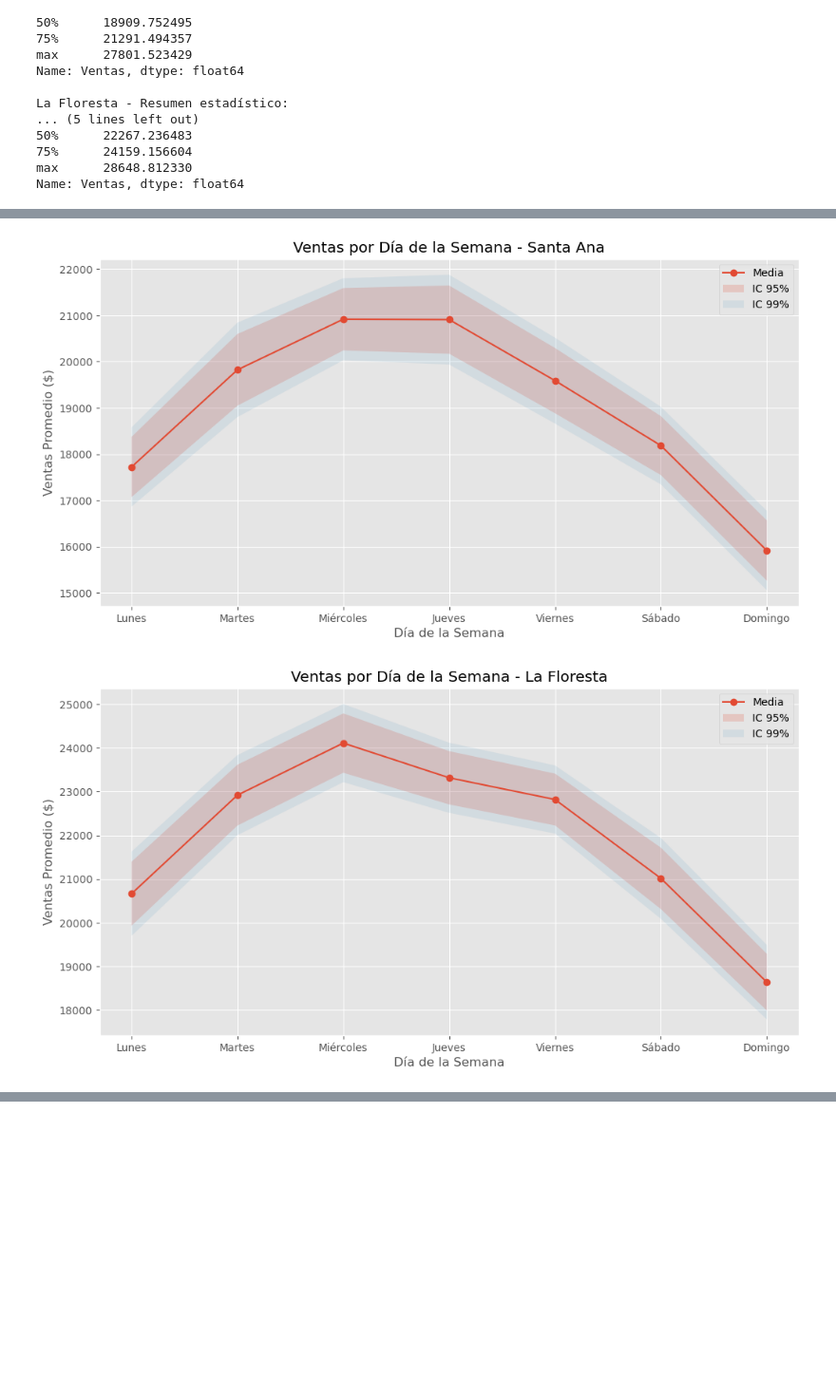
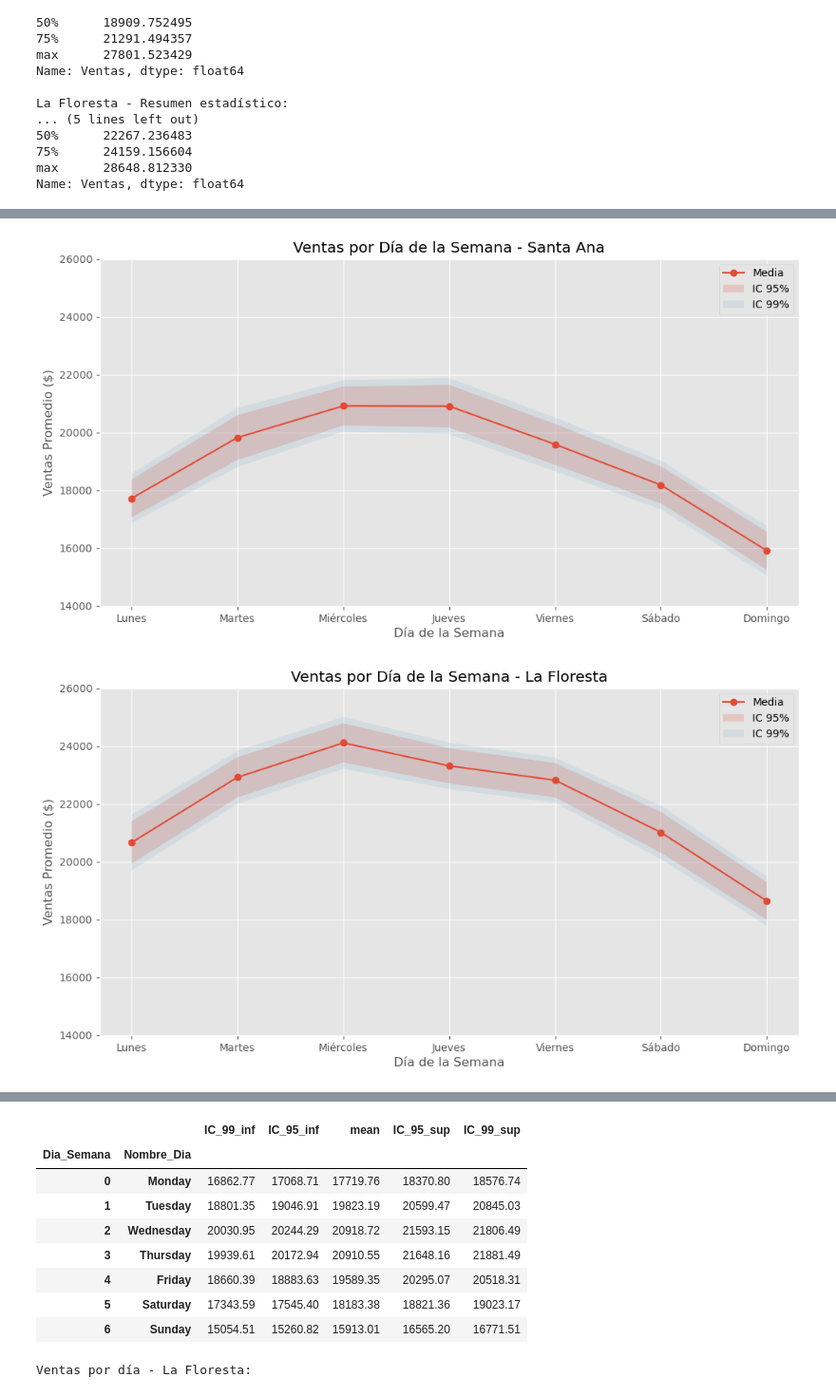
Before and after one commit to pmealla/CEIA-PEIA-TPFINAL, a Jupyter notebook: TPFinal_prob.ipynb, the cells around one changed output, grey strips where cells are left out. Shown at 95% size. Cells and saved outputs as stored; diff of their text form; code cells hidden in the pictures; blank space fills up the shorter version.

```diff
--- a/TPFinal_prob.ipynb
+++ b/TPFinal_prob.ipynb
@@ -306,10 +544,6 @@ Los días de mayor venta son los días miercoles y jueves, por lo tanto necesita
 #analisis de venta por día de semana
 
 def analisis_diario_semana(data, tienda):
-    # Orden de días de la semana
-    dias_orden = ['Monday', 'Tuesday', 'Wednesday', 'Thursday', 'Friday', 'Saturday', 'Sunday']
-    nombres_dias = ['Lunes', 'Martes', 'Miércoles', 'Jueves', 'Viernes', 'Sábado', 'Domingo']
-
     # Agrupar por día de la semana
     ventas_diarias = data.groupby(['Dia_Semana', 'Nombre_Dia'])['Ventas'].agg(['mean', 'std', 'count'])
     ventas_diarias = ventas_diarias.reindex(dias_orden, level='Nombre_Dia')
@@ -317,34 +551,41 @@ def analisis_diario_semana(data, tienda):
     # Calcular intervalos de confianza
     ventas_diarias['IC_95_inf'] = ventas_diarias['mean'] - 1.96*ventas_diarias['std']/np.sqrt(ventas_diarias['count'])
     ventas_diarias['IC_95_sup'] = ventas_diarias['mean'] + 1.96*ventas_diarias['std']/np.sqrt(ventas_diarias['count'])
     ventas_diarias['IC_99_inf'] = ventas_diarias['mean'] - 2.58*ventas_diarias['std']/np.sqrt(ventas_diarias['count'])
     ventas_diarias['IC_99_sup'] = ventas_diarias['mean'] + 2.58*ventas_diarias['std']/np.sqrt(ventas_diarias['count'])
 
     # Gráfico
     plt.figure(figsize=(12, 6))
     plt.plot(nombres_dias, ventas_diarias['mean'], label='Media', marker='o')
     plt.fill_between(nombres_dias, ventas_diarias['IC_95_inf'], ventas_diarias['IC_95_sup'],
                      alpha=0.2, label='IC 95%')
     plt.fill_between(nombres_dias, ventas_diarias['IC_99_inf'], ventas_diarias['IC_99_sup'],
                      alpha=0.1, label='IC 99%')
     plt.title(f'Ventas por Día de la Semana - {tienda}')
     plt.xlabel('Día de la Semana')
     plt.ylabel('Ventas Promedio ($)')
+    if str.lower(tienda)=='combinado':
+        plt.yticks(range(32000, 48001, 2000))
+    else:
+        plt.yticks(range(14000, 26001, 2000))
     plt.legend()
     plt.grid(True)
     plt.show()
 
     return ventas_diarias
 
 # Analizar ambas tiendas
 ventas_diarias_sa = analisis_diario_semana(santa_ana, 'Santa Ana')
 ventas_diarias_lf = analisis_diario_semana(la_floresta, 'La Floresta')
+ventas_diarias_combinado = analisis_diario_semana(ventas_combinadas.groupby(["Fecha", "Dia_Semana", "Nombre_Dia"])["Ventas"].sum().reset_index(), "Combinado")
 
 # Mostrar resultados
 print("Ventas por día - Santa Ana:")
-print(ventas_diarias_sa[['mean', 'IC_95_inf', 'IC_95_sup']])
+display(np.round(ventas_diarias_sa[['IC_99_inf', 'IC_95_inf', 'mean', 'IC_95_sup', 'IC_99_sup']], 2))
 print("\nVentas por día - La Floresta:")
-print(ventas_diarias_lf[['mean', 'IC_95_inf', 'IC_95_sup']])
+display(np.round(ventas_diarias_lf[['IC_99_inf', 'IC_95_inf', 'mean', 'IC_95_sup', 'IC_99_sup']], 2))
+print("\nVentas por día - Combinado:")
+display(np.round(ventas_diarias_combinado[['IC_99_inf', 'IC_95_inf', 'mean', 'IC_95_sup', 'IC_99_sup']], 2))
 # %% [output]
-[figure, old version]
+[figure, new version]
-[figure, old version]
+[figure, new version]
@@ -367,0 +594,10 @@ Ventas por día - La Floresta:
+|  |  | IC_99_inf | IC_95_inf | mean | IC_95_sup | IC_99_sup |
+| Dia_Semana | Nombre_Dia |  |  |  |  |  |
+| 0 | Monday | 16862.77 | 17068.71 | 17719.76 | 18370.80 | 18576.74 |
+| 1 | Tuesday | 18801.35 | 19046.91 | 19823.19 | 20599.47 | 20845.03 |
+| 2 | Wednesday | 20030.95 | 20244.29 | 20918.72 | 21593.15 | 21806.49 |
+| 3 | Thursday | 19939.61 | 20172.94 | 20910.55 | 21648.16 | 21881.49 |
+| 4 | Friday | 18660.39 | 18883.63 | 19589.35 | 20295.07 | 20518.31 |
+| 5 | Saturday | 17343.59 | 17545.40 | 18183.38 | 18821.36 | 19023.17 |
+| 6 | Sunday | 15054.51 | 15260.82 | 15913.01 | 16565.20 | 16771.51 |
+Ventas por día - La Floresta:
```
Also changed, not shown: parts of 21 cells of this notebook.
